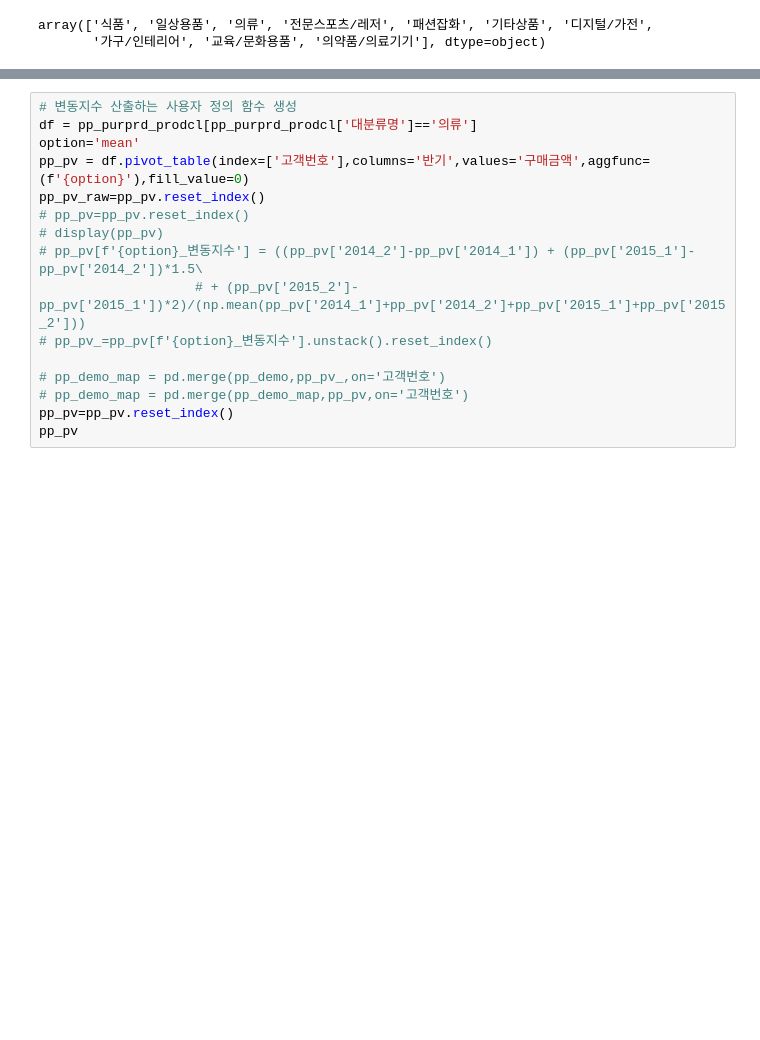
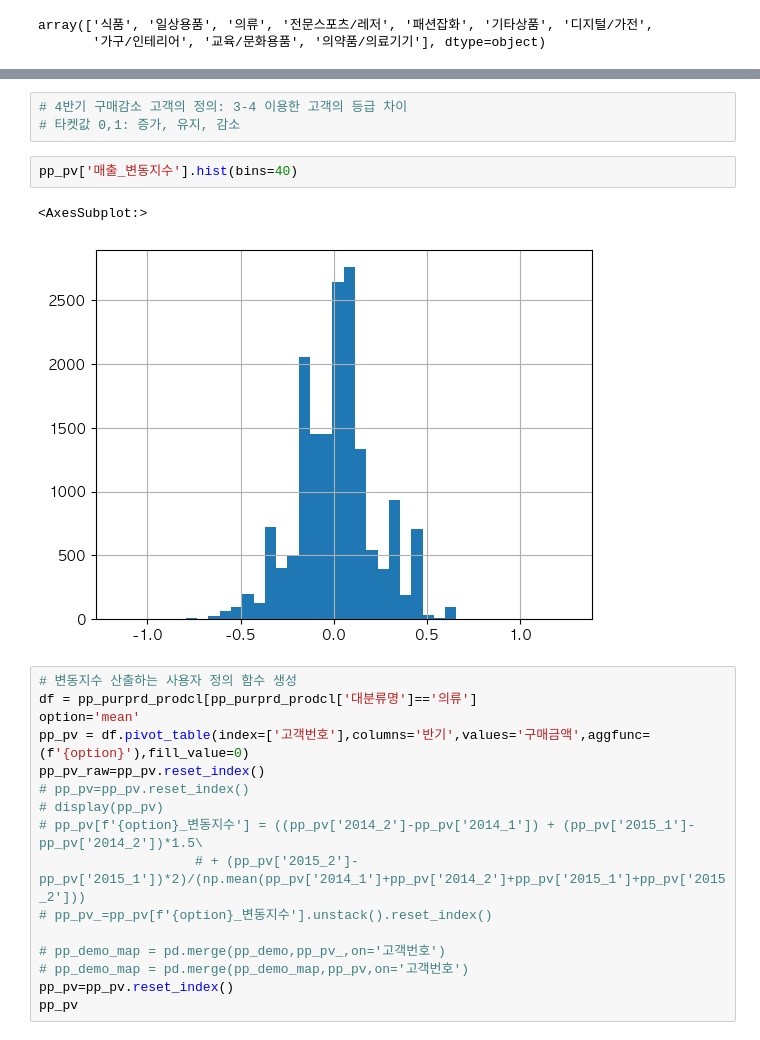
Before and after one commit to PKLH/cakd_LP, a Jupyter notebook: WorkSpace/Kim/EDA_1018.ipynb, the cells around one changed output, grey strips where cells are left out. Cells and saved outputs as stored; diff of their text form; blank space fills up the shorter version.

```diff
--- a/WorkSpace/Kim/EDA_1018.ipynb
+++ b/WorkSpace/Kim/EDA_1018.ipynb
@@ -309,3 +643,11 @@ pp_pv_big/pp_pv_big.sum(axis=0)*100
+# %%
+# 4반기 구매감소 고객의 정의: 3-4 이용한 고객의 등급 차이
+# 타켓값 0,1: 증가, 유지, 감소
+# %%
+pp_pv['매출_변동지수'].hist(bins=40)
+# %% [output]
+<AxesSubplot:>
+[figure, added]
 # %%
 # 변동지수 산출하는 사용자 정의 함수 생성
 df = pp_purprd_prodcl[pp_purprd_prodcl['대분류명']=='의류']
```
Also changed, not shown: parts of 35 cells of this notebook.
